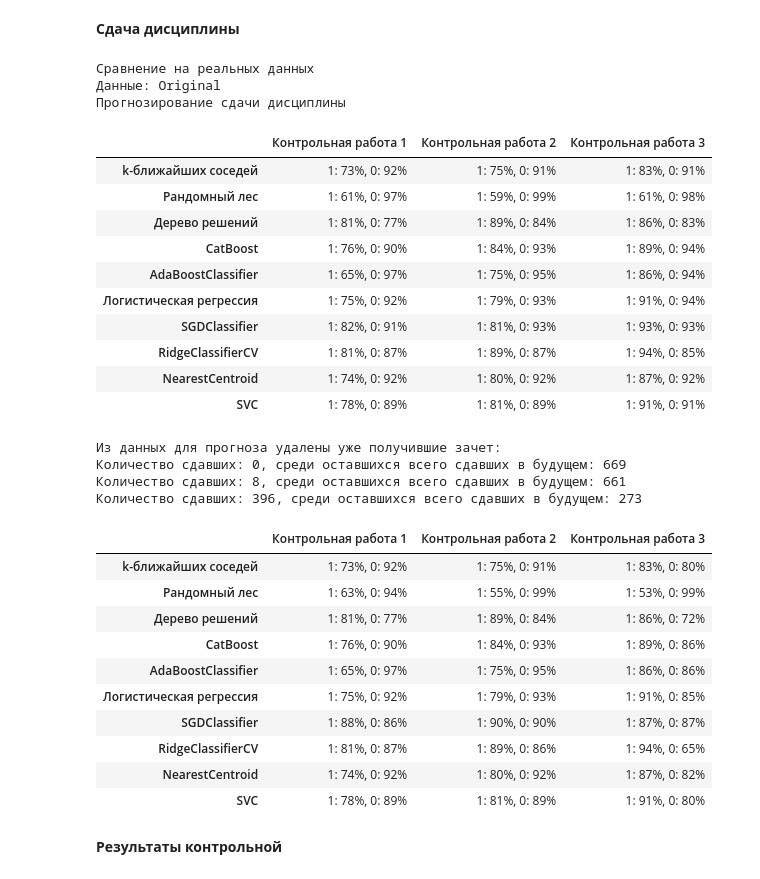
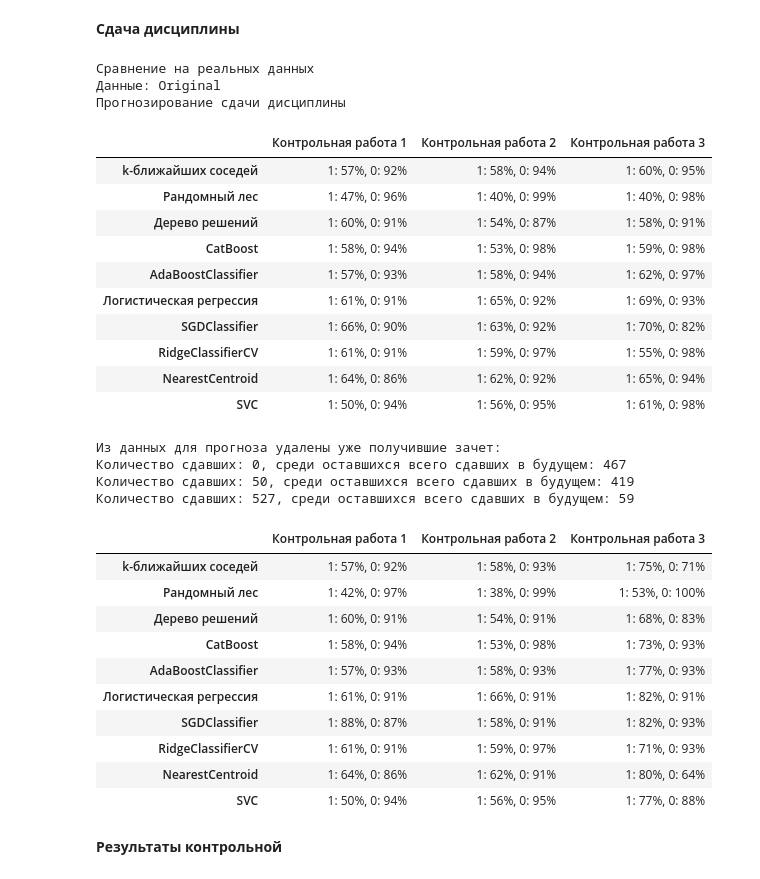
Before and after one commit to KokonTrol/VKR, a Jupyter notebook: Блокноты/AnalysisPrediction.ipynb, the cells around one changed output. Drawn from its saved outputs; the diff is of its cells as text; code cells hidden in the pictures.

```diff
--- a/Блокноты/AnalysisPrediction.ipynb
+++ b/Блокноты/AnalysisPrediction.ipynb
@@ -61,10 +61,11 @@ from itertools import chain
 # Загрузка данных прошлого года и нынешнего
 Для прошлого года создаются датафреймы с очищенными выбросами по Q и Z
 # %%
-data = BaseFuncs.GetDataFrameListFromFileConverted("/content/drive/My Drive/Учёба/8 семестр/диплом/Проект/VKR/Учет контрольных/Преобразованные/ПиОА 1 div20kr.csv")
-data = AnalysisFunc.MakeFloat(data, ["Пол"])
+data = BaseFuncs.GetDataFrameListFromFileConverted("/content/drive/My Drive/Учёба/8 семестр/диплом/Проект/VKR/Учет контрольных/Преобразованные/ПиОА div20kr.csv")
+data = AnalysisFunc.MakeFloat(data, [])
 data_Q = AnalysisFunc.DeleteByQuantile(data, 0.15)
 data_Z = AnalysisFunc.DeleteByZ(data)
+print(f"Сдали: {len(data[data['Не сдал(-а)']==0])}, не сдали: {len(data[data['Не сдал(-а)']==1])}")
 data_dict = {"Original": data} #, "Квартиль": data_Q, "По Z": data_Z}
 data.head(5)
 # %% [output]
@@ -77,5 +80,6 @@ data.head(5)
 # %%
 dataReal = BaseFuncs.GetDataFrameListFromFileConverted("/content/drive/My Drive/Учёба/8 семестр/диплом/Проект/VKR/Учет контрольных/Преобразованные/ПиОА тест div20kr.csv")
-dataReal = AnalysisFunc.MakeFloat(dataReal, ["Пол"])
+dataReal = AnalysisFunc.MakeFloat(dataReal, [])
+print(f"Сдали: {len(dataReal[dataReal['Не сдал(-а)']==0])}, не сдали: {len(dataReal[dataReal['Не сдал(-а)']==1])}")
 dataReal.head(5)
 # %% [output]
@@ -214,7 +220,7 @@ for key, d in data_dict.items():
         results_corr_more_01[ex] = ""
 
         X, Y = PredictionSplit.SplitTestTrainPass(d, ex, ["Пол", "Оценка"]+AnalysisFunc.before)
-        pred_res = PredictionResults.PredictionModel(X, Y, models, 0.3, "f1")
+        pred_res = PredictionResults.PredictionModel(X, Y, models, 0.3, "recall")
         for key, val in pred_res.items():
             results[ex][key] = val
 
@@ -226,7 +232,7 @@ for key, d in data_dict.items():
         results_corr_more_01[ex] = ""
 
         X, Y = PredictionSplit.SplitTestTrainPass(d, ex, ["Пол", "Оценка", "Направление"]+AnalysisFunc.before)
-        pred_res = PredictionResults.PredictionModel(X, Y, models, 0.3, "f1")
+        pred_res = PredictionResults.PredictionModel(X, Y, models, 0.3, "recall")
         for key, val in pred_res.items():
             results[ex][key] = val
 
@@ -343,8 +357,8 @@ for key, d in data_dict.items():
     results = pd.DataFrame(index=list(models.keys()), columns=AnalysisFunc.exams)
 
     for ex in AnalysisFunc.exams:
-        X, Y, = PredictionSplit.SplitTestTrainPass(d, ex, ["Пол", "Оценка", "Направление"]+AnalysisFunc.before)
-        x_, y_ = PredictionSplit.SplitTestTrainPass(dataReal, ex, ["Пол", "Оценка", "Направление"]+AnalysisFunc.before)
+        X, Y, = PredictionSplit.SplitTestTrainPass(d, ex, ["Пол", "Оценка", "Направление"]+AnalysisFunc.before+AnalysisFunc.additionscores+AnalysisFunc.beingtest)
+        x_, y_ = PredictionSplit.SplitTestTrainPass(dataReal, ex, ["Пол", "Оценка", "Направление"]+AnalysisFunc.before+AnalysisFunc.additionscores+AnalysisFunc.beingtest)
         results[ex] = ""
         # pred_res_matrix = PredictionResults.PredictionModelMatrixNew(X, Y, x_, y_, models)
         pred_res = PredictionResults.PredictionModelNew(X, Y, x_, y_, models, "recall")
@@ -353,60 +367,60 @@ for key, d in data_dict.items():
         y_ = y_-1
         y_ = y_.abs()
         pred_res_matrix = PredictionResults.PredictionModelNew(X, Y, x_, y_, models, "recall")
         for key, val in pred_res.items():
             results[ex][key] = "1: " + str(int(pred_res[key]* 100)) + "%,    0: " + str(int(pred_res_matrix[key]* 100)) + "%"
 
 
     display(results)
 
     print("Из данных для прогноза удалены уже получившие зачет:")
     for ex in AnalysisFunc.exams:
-        X, Y, = PredictionSplit.SplitTestTrainPass(d, ex, ["Пол", "Оценка", "Направление"]+AnalysisFunc.before)
+        X, Y, = PredictionSplit.SplitTestTrainPass(d, ex, ["Пол", "Оценка", "Направление"]+AnalysisFunc.before+AnalysisFunc.additionscores+AnalysisFunc.beingtest)
         not_passed_yes, passed = AnalysisFunc.SplitAlreadyPassed(dataReal, ex)
-        x_, y_ = PredictionSplit.SplitTestTrainPass(not_passed_yes, ex, ["Пол", "Оценка", "Направление"]+AnalysisFunc.before)
+        x_, y_ = PredictionSplit.SplitTestTrainPass(not_passed_yes, ex, ["Пол", "Оценка", "Направление"]+AnalysisFunc.before+AnalysisFunc.additionscores+AnalysisFunc.beingtest)
         print(f"Количество сдавших: {len(dataReal) - len(not_passed_yes)}, среди оставшихся всего сдавших в будущем: {len(not_passed_yes[not_passed_yes['Не сдал(-а)']==0])}")
         results[ex] = ""
         # pred_res_matrix = PredictionResults.PredictionModelMatrixNew(X, Y, x_, y_, models)
         pred_res = PredictionResults.PredictionModelNew(X, Y, x_, y_, models, "recall")
         Y = Y-1
         Y = Y.abs()
         y_ = y_-1
         y_ = y_.abs()
         pred_res_matrix = PredictionResults.PredictionModelNew(X, Y, x_, y_, models, "recall")
         for key, val in pred_res.items():
             results[ex][key] = "1: " + str(int(pred_res[key]* 100)) + "%,    0: " + str(int(pred_res_matrix[key]* 100)) + "%"
 
     display(results)
 # %% [output]
 Сравнение на реальных данных
 Данные: Original
 Прогнозирование сдачи дисциплины
 |  | Контрольная работа 1 | Контрольная работа 2 | Контрольная работа 3 |
-| k-ближайших соседей | 1: 73%, 0: 92% | 1: 75%, 0: 91% | 1: 83%, 0: 91% |
-| Рандомный лес | 1: 61%, 0: 97% | 1: 59%, 0: 99% | 1: 61%, 0: 98% |
-| Дерево решений | 1: 81%, 0: 77% | 1: 89%, 0: 84% | 1: 86%, 0: 83% |
-| CatBoost | 1: 76%, 0: 90% | 1: 84%, 0: 93% | 1: 89%, 0: 94% |
-| AdaBoostClassifier | 1: 65%, 0: 97% | 1: 75%, 0: 95% | 1: 86%, 0: 94% |
-| Логистическая регрессия | 1: 75%, 0: 92% | 1: 79%, 0: 93% | 1: 91%, 0: 94% |
-| SGDClassifier | 1: 82%, 0: 91% | 1: 81%, 0: 93% | 1: 93%, 0: 93% |
-| RidgeClassifierCV | 1: 81%, 0: 87% | 1: 89%, 0: 87% | 1: 94%, 0: 85% |
-| NearestCentroid | 1: 74%, 0: 92% | 1: 80%, 0: 92% | 1: 87%, 0: 92% |
-| SVC | 1: 78%, 0: 89% | 1: 81%, 0: 89% | 1: 91%, 0: 91% |
+| k-ближайших соседей | 1: 57%, 0: 92% | 1: 58%, 0: 94% | 1: 60%, 0: 95% |
+| Рандомный лес | 1: 47%, 0: 96% | 1: 40%, 0: 99% | 1: 40%, 0: 98% |
+| Дерево решений | 1: 60%, 0: 91% | 1: 54%, 0: 87% | 1: 58%, 0: 91% |
+| CatBoost | 1: 58%, 0: 94% | 1: 53%, 0: 98% | 1: 59%, 0: 98% |
+| AdaBoostClassifier | 1: 57%, 0: 93% | 1: 58%, 0: 94% | 1: 62%, 0: 97% |
+| Логистическая регрессия | 1: 61%, 0: 91% | 1: 65%, 0: 92% | 1: 69%, 0: 93% |
+| SGDClassifier | 1: 66%, 0: 90% | 1: 63%, 0: 92% | 1: 70%, 0: 82% |
+| RidgeClassifierCV | 1: 61%, 0: 91% | 1: 59%, 0: 97% | 1: 55%, 0: 98% |
+| NearestCentroid | 1: 64%, 0: 86% | 1: 62%, 0: 92% | 1: 65%, 0: 94% |
+| SVC | 1: 50%, 0: 94% | 1: 56%, 0: 95% | 1: 61%, 0: 98% |
 Из данных для прогноза удалены уже получившие зачет:
-Количество сдавших: 0, среди оставшихся всего сдавших в будущем: 669
-Количество сдавших: 8, среди оставшихся всего сдавших в будущем: 661
-Количество сдавших: 396, среди оставшихся всего сдавших в будущем: 273
+Количество сдавших: 0, среди оставшихся всего сдавших в будущем: 467
+Количество сдавших: 50, среди оставшихся всего сдавших в будущем: 419
+Количество сдавших: 527, среди оставшихся всего сдавших в будущем: 59
 |  | Контрольная работа 1 | Контрольная работа 2 | Контрольная работа 3 |
-| k-ближайших соседей | 1: 73%, 0: 92% | 1: 75%, 0: 91% | 1: 83%, 0: 80% |
-| Рандомный лес | 1: 63%, 0: 94% | 1: 55%, 0: 99% | 1: 53%, 0: 99% |
-| Дерево решений | 1: 81%, 0: 77% | 1: 89%, 0: 84% | 1: 86%, 0: 72% |
-| CatBoost | 1: 76%, 0: 90% | 1: 84%, 0: 93% | 1: 89%, 0: 86% |
-| AdaBoostClassifier | 1: 65%, 0: 97% | 1: 75%, 0: 95% | 1: 86%, 0: 86% |
-| Логистическая регрессия | 1: 75%, 0: 92% | 1: 79%, 0: 93% | 1: 91%, 0: 85% |
-| SGDClassifier | 1: 88%, 0: 86% | 1: 90%, 0: 90% | 1: 87%, 0: 87% |
-| RidgeClassifierCV | 1: 81%, 0: 87% | 1: 89%, 0: 86% | 1: 94%, 0: 65% |
-| NearestCentroid | 1: 74%, 0: 92% | 1: 80%, 0: 92% | 1: 87%, 0: 82% |
-| SVC | 1: 78%, 0: 89% | 1: 81%, 0: 89% | 1: 91%, 0: 80% |
+| k-ближайших соседей | 1: 57%, 0: 92% | 1: 58%, 0: 93% | 1: 75%, 0: 71% |
+| Рандомный лес | 1: 42%, 0: 97% | 1: 38%, 0: 99% | 1: 53%, 0: 100% |
+| Дерево решений | 1: 60%, 0: 91% | 1: 54%, 0: 91% | 1: 68%, 0: 83% |
+| CatBoost | 1: 58%, 0: 94% | 1: 53%, 0: 98% | 1: 73%, 0: 93% |
+| AdaBoostClassifier | 1: 57%, 0: 93% | 1: 58%, 0: 93% | 1: 77%, 0: 93% |
+| Логистическая регрессия | 1: 61%, 0: 91% | 1: 66%, 0: 91% | 1: 82%, 0: 91% |
+| SGDClassifier | 1: 88%, 0: 87% | 1: 58%, 0: 91% | 1: 82%, 0: 93% |
+| RidgeClassifierCV | 1: 61%, 0: 91% | 1: 59%, 0: 97% | 1: 71%, 0: 93% |
+| NearestCentroid | 1: 64%, 0: 86% | 1: 62%, 0: 91% | 1: 80%, 0: 64% |
+| SVC | 1: 50%, 0: 94% | 1: 56%, 0: 95% | 1: 77%, 0: 88% |
 # %% [markdown]
 **Результаты контрольной**
 # %%
```
Also changed, not shown: parts of 11 cells of this notebook, 14 other files.
